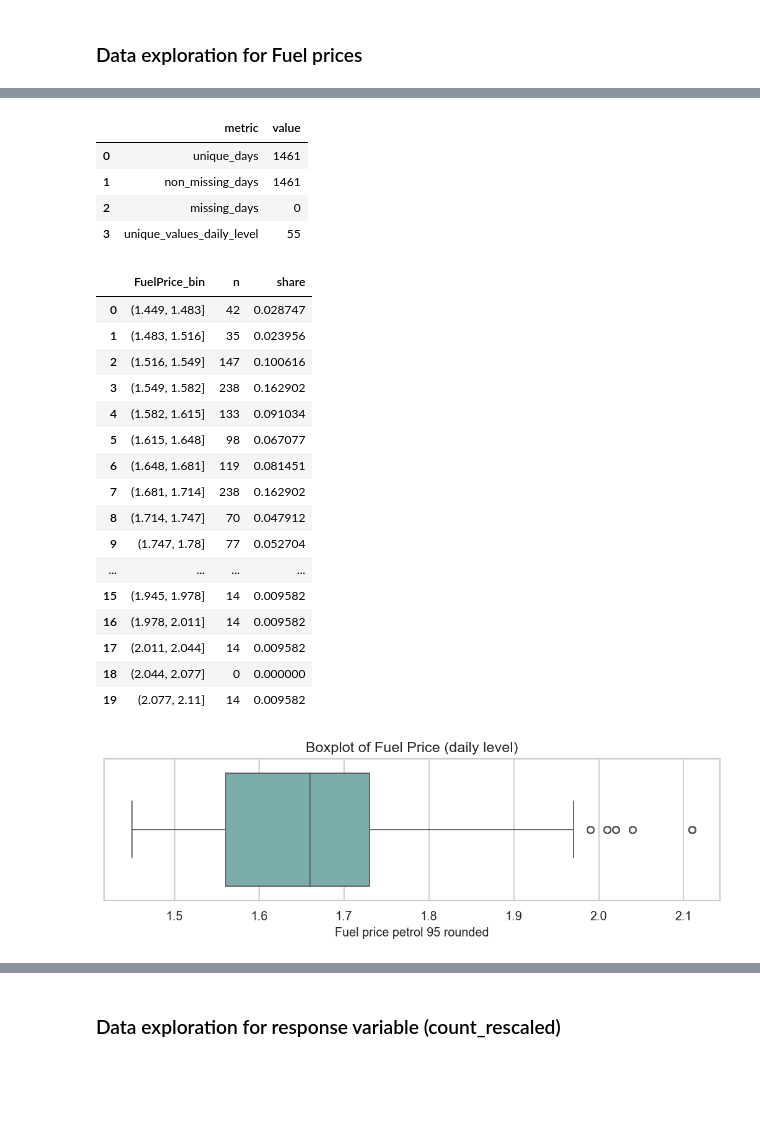
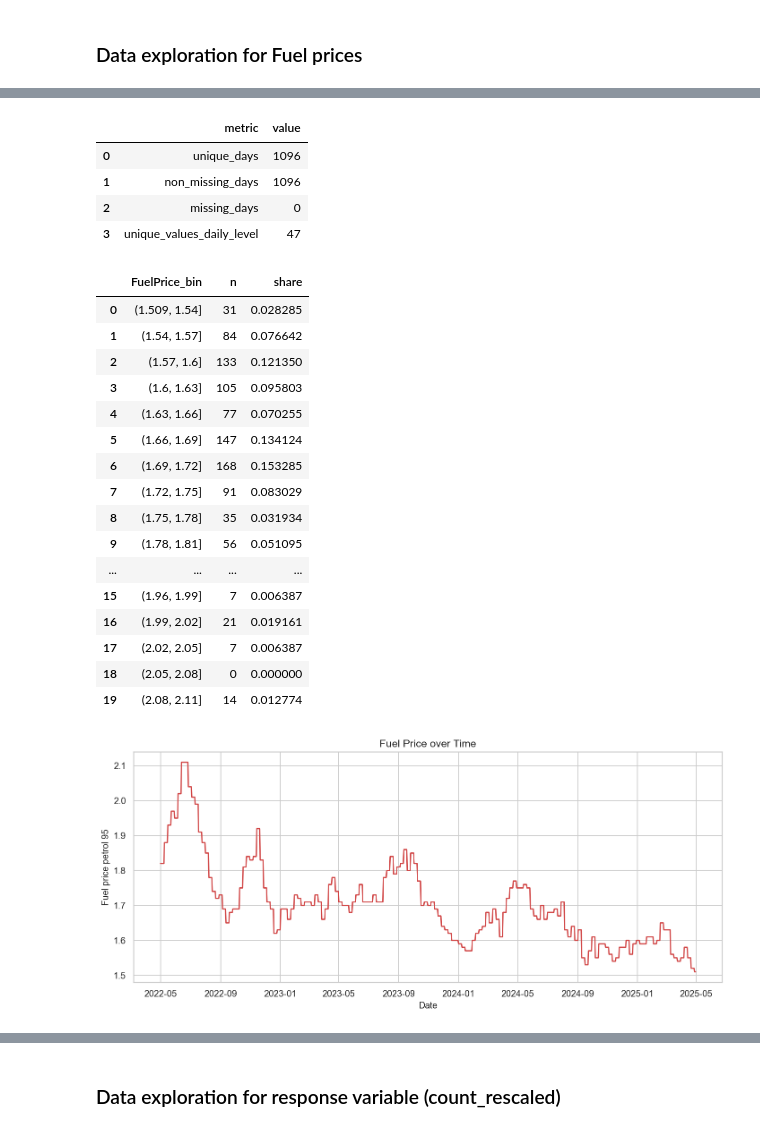
Before and after one commit to annasolodka/mda-cycling-traffic-analysis, a Jupyter notebook: notebooks/03_exploratory_data_analysis.ipynb, the cells around one changed output, grey strips where cells are left out. Saved outputs shown, nothing was run; the diff lists cells and outputs as text; code cells hidden in the pictures; blank space fills up the shorter version.

```diff
--- a/notebooks/03_exploratory_data_analysis.ipynb
+++ b/notebooks/03_exploratory_data_analysis.ipynb
@@ -27,7 +35,7 @@ plt.rcParams["savefig.dpi"] = 300
 plt.rcParams["axes.titlesize"] = 13
 plt.rcParams["axes.labelsize"] = 11
 
-df = pd.read_csv(processed_folder / "counts_model_final.csv", parse_dates=["date", "installation_date"])
+df = pd.read_csv(processed_folder / "model_development_data.csv", parse_dates=["date", "installation_date"])
 # %% [markdown]
 ### Identify category variables and interaction terms
 # %%
@@ -304,9 +313,7 @@ plt.close()
 # %% [markdown]
 ### Data exploration for Fuel prices
 # %%
-fuel_df = df.copy()
-
-fuel_df["fuel_price_petrol_95_rounded"] = fuel_df["fuel_price_petrol_95"].round(2)
+df["fuel_price_petrol_95_rounded"] = df["fuel_price_petrol_95"].round(2)
 
 # Basic count
 
@@ -319,11 +326,11 @@ fuel_count_summary = pd.DataFrame({
         "unique_values_row_level"
     ],
     "value": [
-        len(fuel_df),
-        fuel_df["fuel_price_petrol_95_rounded"].notna().sum(),
-        fuel_df["fuel_price_petrol_95_rounded"].isna().sum(),
-        fuel_df["fuel_price_petrol_95_rounded"].isna().mean(),
-        fuel_df["fuel_price_petrol_95_rounded"].nunique()
+        len(df),
+        df["fuel_price_petrol_95_rounded"].notna().sum(),
+        df["fuel_price_petrol_95_rounded"].isna().sum(),
+        df["fuel_price_petrol_95_rounded"].isna().mean(),
+        df["fuel_price_petrol_95_rounded"].nunique()
     ]
 })
 
@@ -339,7 +346,7 @@ fuel_count_summary
 # %%
 # Daily-level fuel price data
 fuel_daily = (
-    fuel_df[["date", "fuel_price_petrol_95_rounded"]]
+    df[["date", "fuel_price_petrol_95_rounded"]]
     .drop_duplicates()
     .sort_values("date")
     .reset_index(drop=True)
@@ -364,16 +371,16 @@ fuel_daily_summary.to_csv(eda_folder / "fuelprice_daily_summary.csv", index=Fals
 fuel_daily_summary
 # %% [output]
 |  | metric | value |
-| 0 | unique_days | 1461 |
-| 1 | non_missing_days | 1461 |
+| 0 | unique_days | 1096 |
+| 1 | non_missing_days | 1096 |
 | 2 | missing_days | 0 |
-| 3 | unique_values_daily_level | 55 |
+| 3 | unique_values_daily_level | 47 |
 # %%
 # Binned counts table
 
 n_bins = 20
 
-fuel_daily_nonmissing = fuel_daily.dropna(subset=["fuel_price_petrol_95_rounded"]).copy()
+fuel_daily_nonmissing = fuel_daily.dropna(subset=["fuel_price_petrol_95_rounded"])
 
 fuel_daily_nonmissing["fuelprice_bin"] = pd.cut(
     fuel_daily_nonmissing["fuel_price_petrol_95_rounded"],
@@ -393,36 +400,38 @@ fuel_bin_counts.to_csv(eda_folder / "fuelprice_binned_counts.csv", index=False)
 fuel_bin_counts
 # %% [output]
 |  | FuelPrice_bin | n | share |
-| 0 | (1.449, 1.483] | 42 | 0.028747 |
-| 1 | (1.483, 1.516] | 35 | 0.023956 |
-| 2 | (1.516, 1.549] | 147 | 0.100616 |
-| 3 | (1.549, 1.582] | 238 | 0.162902 |
-| 4 | (1.582, 1.615] | 133 | 0.091034 |
-| 5 | (1.615, 1.648] | 98 | 0.067077 |
-| 6 | (1.648, 1.681] | 119 | 0.081451 |
-| 7 | (1.681, 1.714] | 238 | 0.162902 |
-| 8 | (1.714, 1.747] | 70 | 0.047912 |
-| 9 | (1.747, 1.78] | 77 | 0.052704 |
+| 0 | (1.509, 1.54] | 31 | 0.028285 |
+| 1 | (1.54, 1.57] | 84 | 0.076642 |
+| 2 | (1.57, 1.6] | 133 | 0.121350 |
+| 3 | (1.6, 1.63] | 105 | 0.095803 |
+| 4 | (1.63, 1.66] | 77 | 0.070255 |
+| 5 | (1.66, 1.69] | 147 | 0.134124 |
+| 6 | (1.69, 1.72] | 168 | 0.153285 |
+| 7 | (1.72, 1.75] | 91 | 0.083029 |
+| 8 | (1.75, 1.78] | 35 | 0.031934 |
+| 9 | (1.78, 1.81] | 56 | 0.051095 |
 | ... | ... | ... | ... |
-| 15 | (1.945, 1.978] | 14 | 0.009582 |
-| 16 | (1.978, 2.011] | 14 | 0.009582 |
-| 17 | (2.011, 2.044] | 14 | 0.009582 |
-| 18 | (2.044, 2.077] | 0 | 0.000000 |
-| 19 | (2.077, 2.11] | 14 | 0.009582 |
+| 15 | (1.96, 1.99] | 7 | 0.006387 |
+| 16 | (1.99, 2.02] | 21 | 0.019161 |
+| 17 | (2.02, 2.05] | 7 | 0.006387 |
+| 18 | (2.05, 2.08] | 0 | 0.000000 |
+| 19 | (2.08, 2.11] | 14 | 0.012774 |
 # %%
-# Box plot (daily-level)
+# Time-series plot
 
-plt.figure(figsize=(8, 2.8))
-sns.boxplot(
-    x=fuel_daily_nonmissing["fuel_price_petrol_95_rounded"],
-    color="#72B7B2",
-    showfliers=True
+plt.figure(figsize=(11, 5))
+sns.lineplot(
+    data=fuel_daily_nonmissing,
+    x="date",
+    y="fuel_price_petrol_95_rounded",
+    color=color_red
 )
-plt.title("Boxplot of Fuel Price (daily level)")
-plt.xlabel("Fuel price petrol 95 rounded")
+plt.title("Fuel Price over Time")
+plt.xlabel("Date")
+plt.ylabel("Fuel price petrol 95")
 plt.tight_layout()
-plt.savefig(eda_folder / "fuelprice_distribution_daily_boxplot.png", bbox_inches="tight")
+plt.savefig(eda_folder / "fuelprice_time_series.png", bbox_inches="tight")
 plt.show()
 plt.close()
 # %% [output]
-[figure, old version]
+[figure, new version]
```
Also changed, not shown: parts of 58 cells of this notebook.
